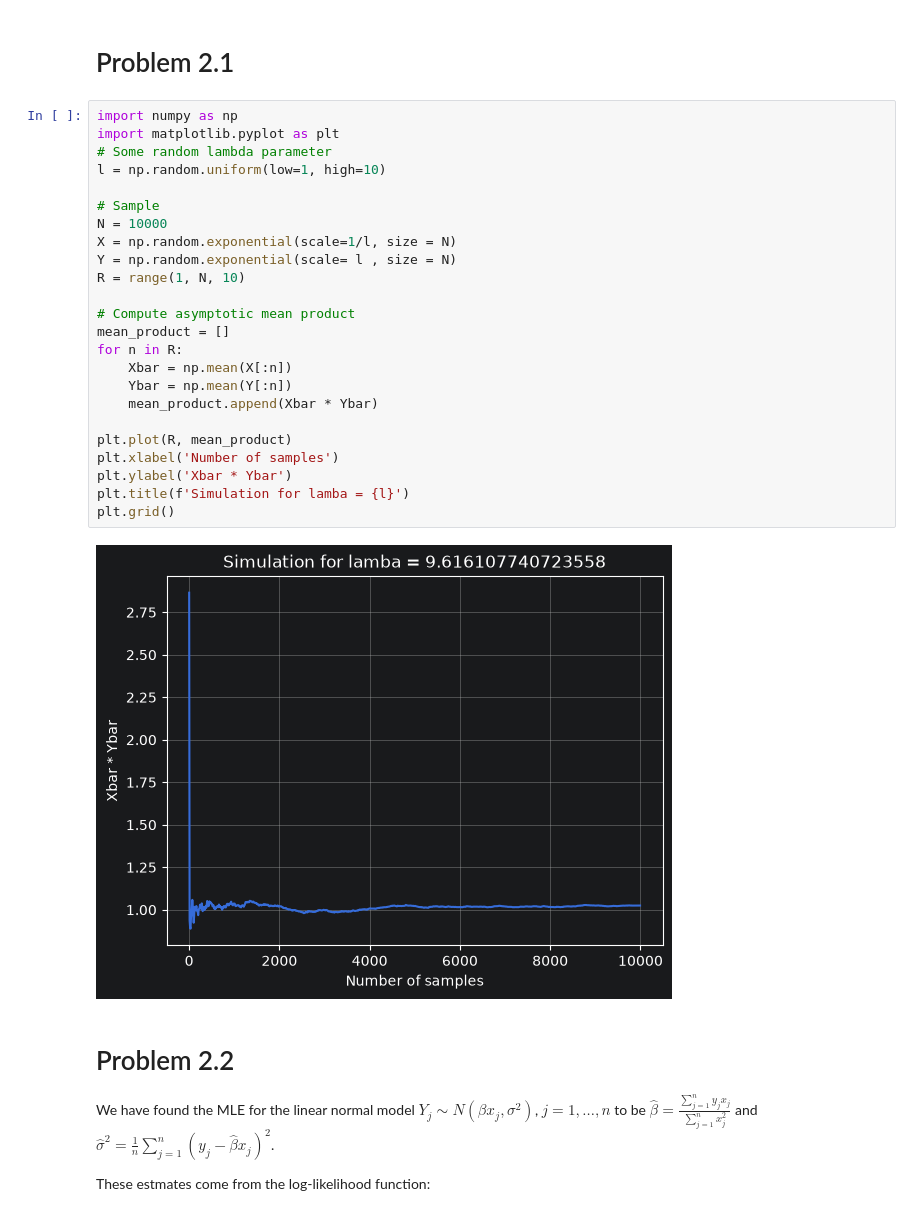
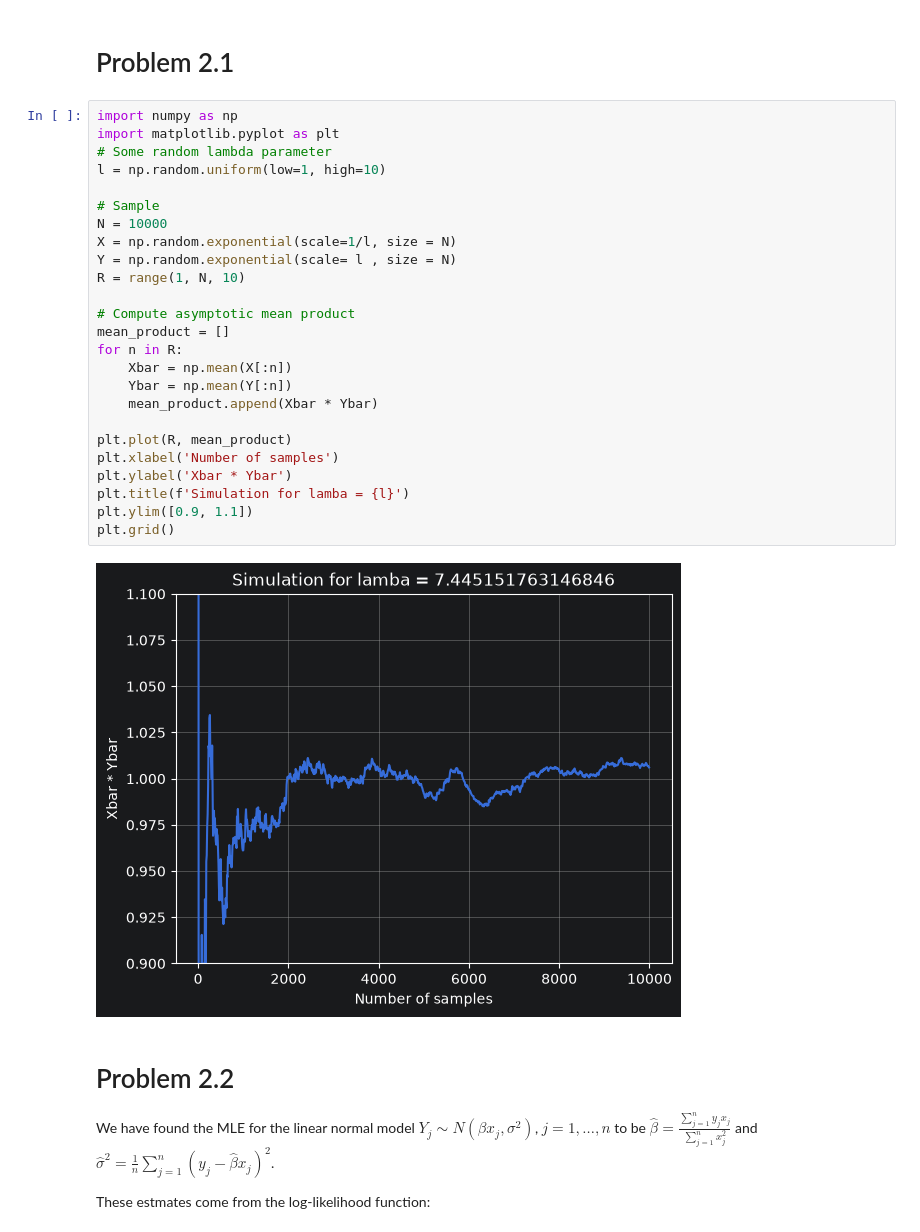
Before and after one commit to auCopilot/Statistiske-modeller, a Jupyter notebook: Week02/Week02.ipynb, the cells around one changed output. Cells and saved outputs as stored; diff of their text form.

```diff
--- a/Week02/Week02.ipynb
+++ b/Week02/Week02.ipynb
@@ -3,29 +3,30 @@
 # %%
 import numpy as np
 import matplotlib.pyplot as plt
 # Some random lambda parameter
 l = np.random.uniform(low=1, high=10)
 
 # Sample
 N = 10000
 X = np.random.exponential(scale=1/l, size = N)
 Y = np.random.exponential(scale= l , size = N)
 R = range(1, N, 10)
 
 # Compute asymptotic mean product
 mean_product = []
 for n in R:
     Xbar = np.mean(X[:n])
     Ybar = np.mean(Y[:n])
     mean_product.append(Xbar * Ybar)
 
 plt.plot(R, mean_product)
 plt.xlabel('Number of samples')
 plt.ylabel('Xbar * Ybar')
 plt.title(f'Simulation for lamba = {l}')
+plt.ylim([0.9, 1.1])
 plt.grid()
 # %% [output]
-[figure, old version]
+[figure, new version]
 # %% [markdown]
 # Problem 2.2
 
```
Also changed, not shown: 15 other files.
